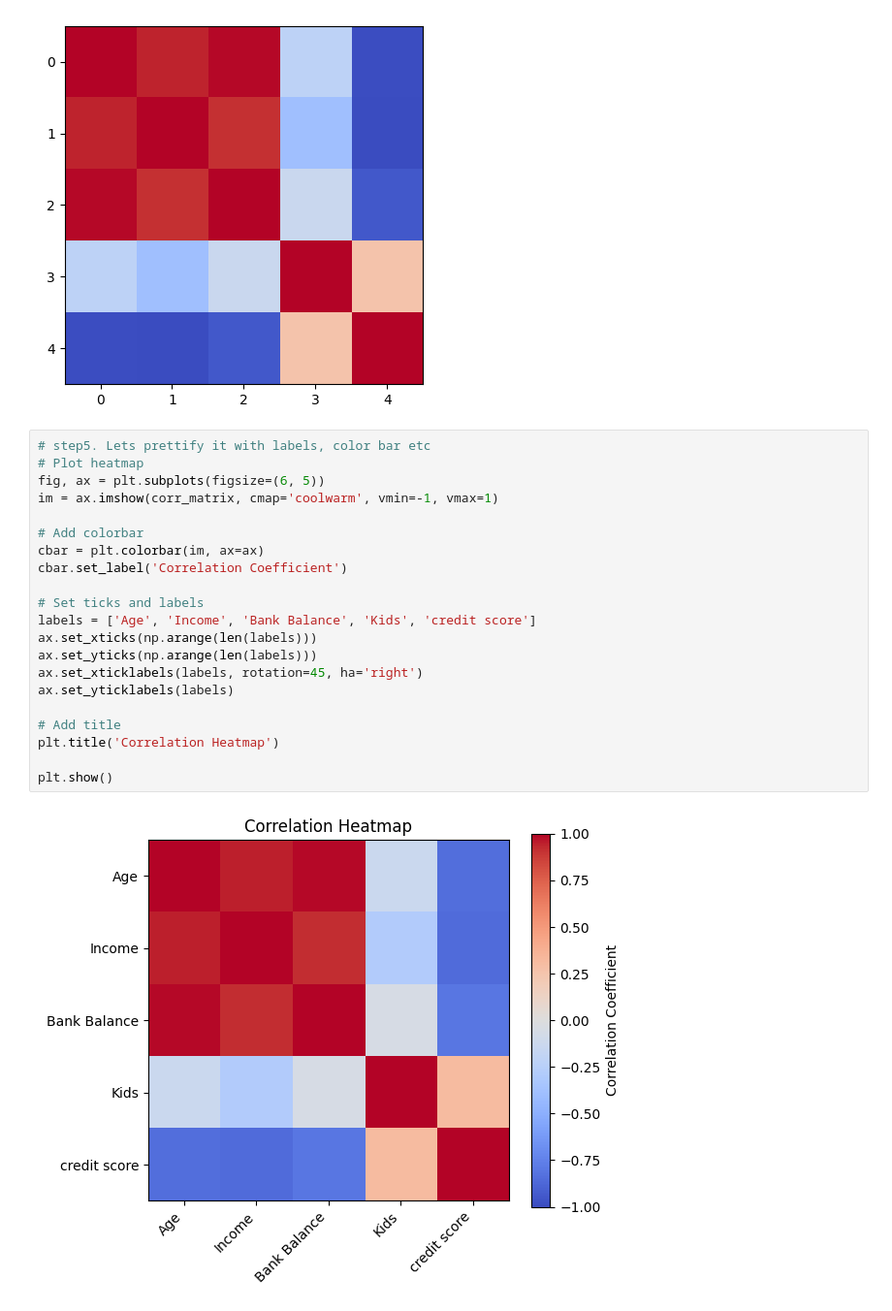
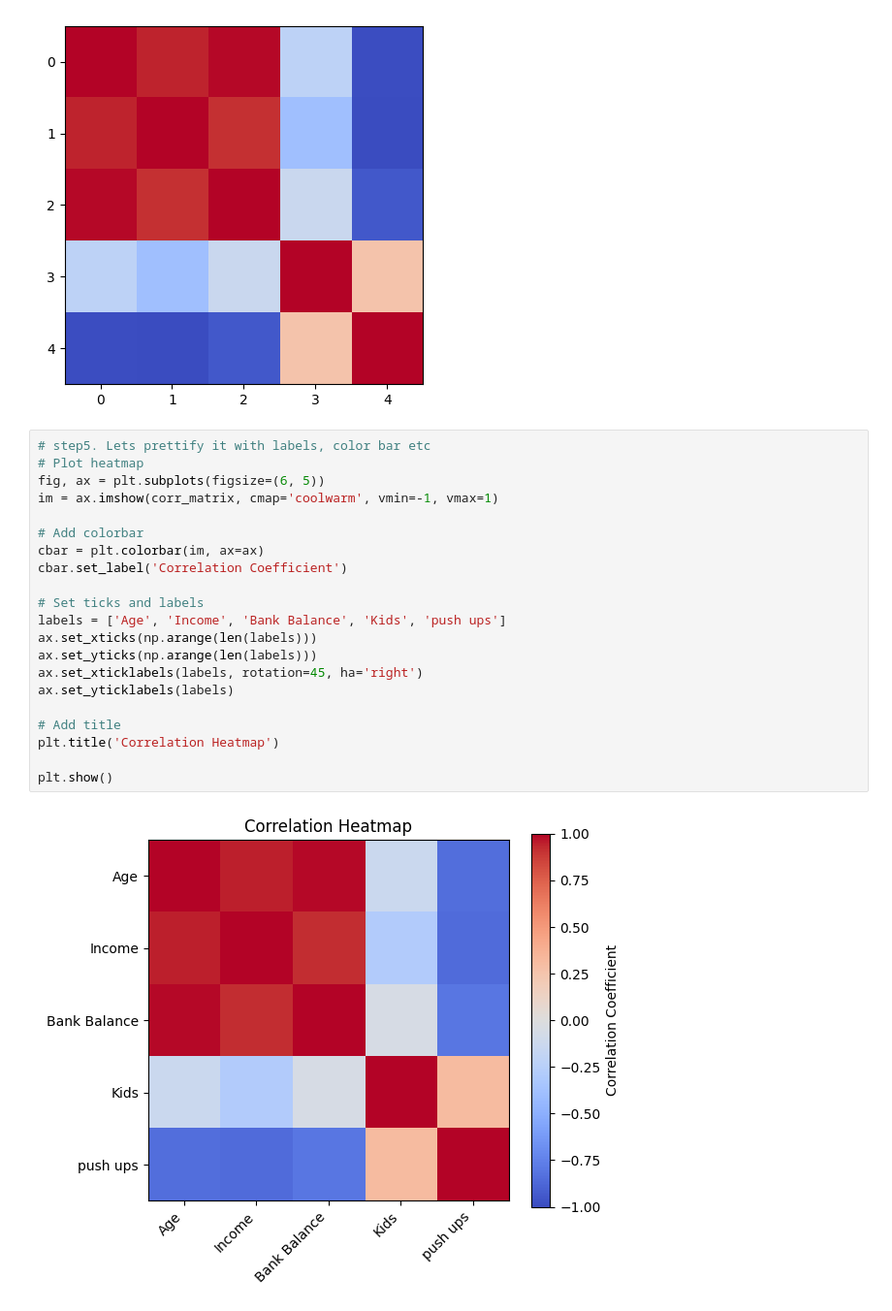
Before and after one commit to ash322ash422/tut_matplotlib, a Jupyter notebook: tut_mp2_bar_heatmap.ipynb, the cells around one changed output. Shown: that part at 97% size. Cells and saved outputs as stored; diff of their text form.

```diff
--- a/tut_mp2_bar_heatmap.ipynb
+++ b/tut_mp2_bar_heatmap.ipynb
@@ -171,26 +189,26 @@ plt.show()
 # %%
 # step5. Lets prettify it with labels, color bar etc
 # Plot heatmap
 fig, ax = plt.subplots(figsize=(6, 5))
 im = ax.imshow(corr_matrix, cmap='coolwarm', vmin=-1, vmax=1)
 
 # Add colorbar
 cbar = plt.colorbar(im, ax=ax)
 cbar.set_label('Correlation Coefficient')
 
 # Set ticks and labels
-labels = ['Age', 'Income', 'Bank Balance', 'Kids', 'credit score']
+labels = ['Age', 'Income', 'Bank Balance', 'Kids', 'push ups']
 ax.set_xticks(np.arange(len(labels)))
 ax.set_yticks(np.arange(len(labels)))
 ax.set_xticklabels(labels, rotation=45, ha='right')
 ax.set_yticklabels(labels)
 
 # Add title
 plt.title('Correlation Heatmap')
 
 plt.show()
 # %% [output]
-[figure, old version]
+[figure, new version]
 # %%
 # step6 Lets annotate each cell
 # Plot heatmap
```
Also changed, not shown: parts of 4 cells of this notebook, 2 other files.
